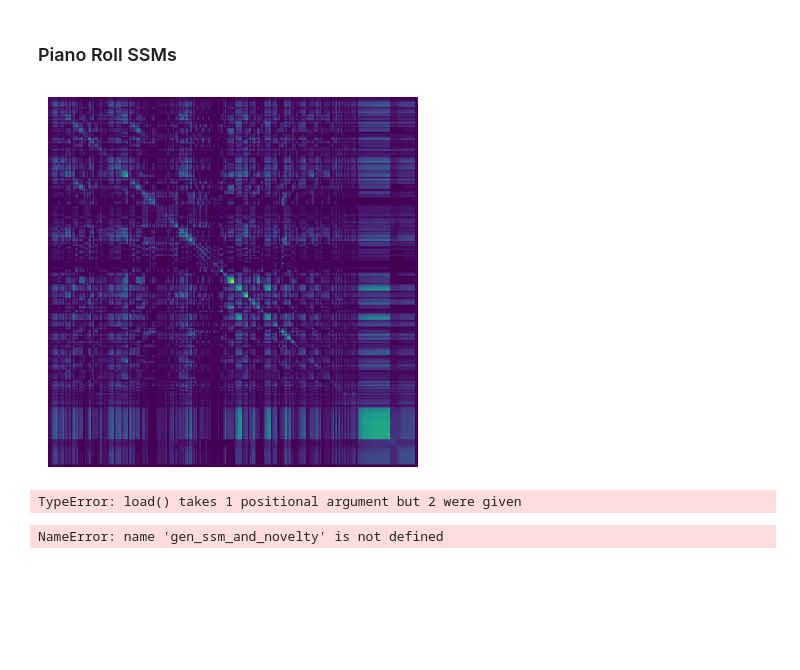
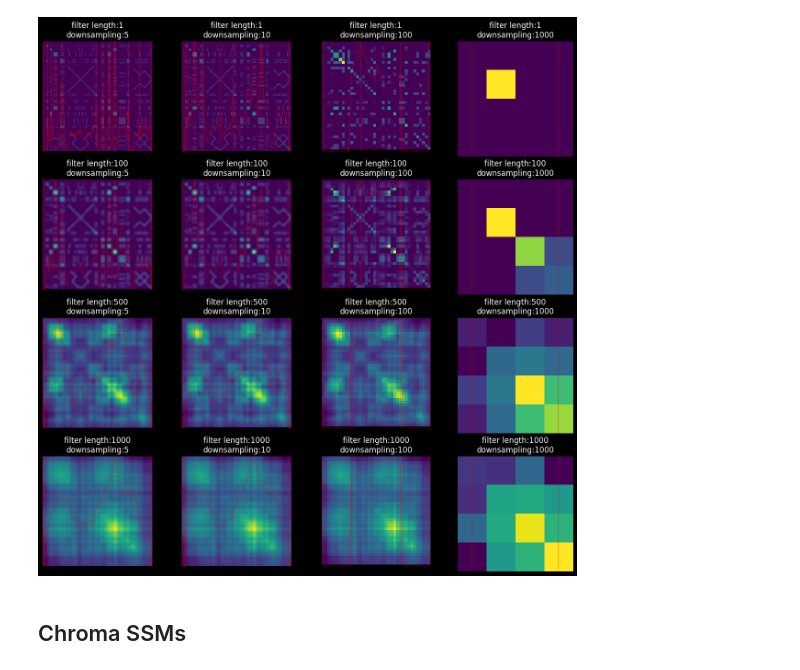
Before and after one commit to finlaymiller/midi_segmentation, a Jupyter notebook: ssm_midi.ipynb, the cells around one changed output. Drawn from its saved outputs; the diff is of its cells as text; code cells hidden in the pictures; blank space fills up the shorter version.

```diff
--- a/ssm_midi.ipynb
+++ b/ssm_midi.ipynb
@@ -17,2 +106,25 @@ MIDIPlayer(midi_file, 160, styler=cifka_advanced)
+# %%
+fig, axs = plt.subplots(4, 4, figsize=(15, 15))
+
+# fig.suptitle("MIDI SSMs (fl=filter length, ds=downsample)")
+
+for i, row in enumerate(axs):
+    for j, ax in enumerate(row):
+        ax.imshow(ssms[i][j] / ssms[i][j].max())  # ssm
+        ax.plot(  # novelty curve
+            (1 - novs[i][j] / novs[i][j].max()) * ssms[i][j].shape[0],
+            "r",
+            linewidth=1,
+            alpha=0.4,
+        )
+        ax.vlines(  # chunk bounds
+            bnds[i][j][0], ax.dataLim.y0, ax.dataLim.y1, "r", linewidth=1, alpha=0.4
+        )
+        ax.axis("off")
+        ax.set_title(f"filter length:{filter_lens[i]}\ndownsampling:{downsamples[j]}")
+
+plt.show()
+# %% [output]
+[figure, added]
 # %% [markdown]
-### Piano Roll SSMs
+## Chroma SSMs
@@ -26,33 +130,0 @@ ssm_midi /= ssm_midi.max()
-# %%
-from matplotlib import pyplot as plt
-
-plt.imshow(ssm_midi)
-plt.axis('off')
-plt.show()
-# %% [output]
-[figure, removed]
-# %%
-import libfmp.c3
-import libfmp.c4
-
-x, x_duration, X, Fs_X, S, I = libfmp.c4.compute_sm_from_filename(midi_file, L=11, H=5, L_smooth=1, thresh=1)
-# %% [output]
-TypeError: load() takes 1 positional argument but 2 were given
-# %%
-filter_lens = [101, 501, 1001]
-downsamples = [5, 10, 100, 1000]
-ssms = []
-novs = []
-
-for fl in filter_lens:
-    ssm_row = []
-    nov_row = []
-    for ds in downsamples:
-        sssm, n_smoothed = gen_ssm_and_novelty(
-            piano_roll, filter_length=fl, down_sampling=ds
-        )
-        sssm /= sssm.max()
-        ssm_row.append(sssm)
-    ssms.append(ssm_row)
-# %% [output]
-NameError: name 'gen_ssm_and_novelty' is not defined
```
Also changed, not shown: parts of 17 cells of this notebook, 5 other files.
